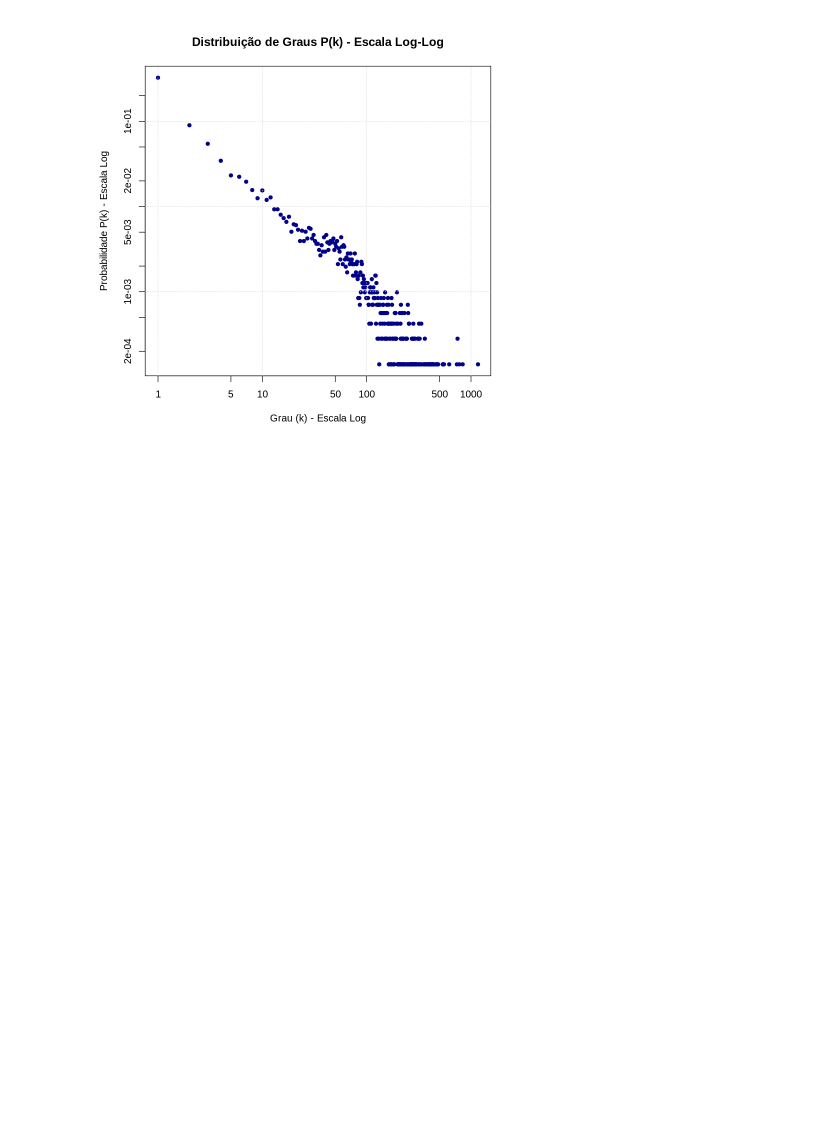
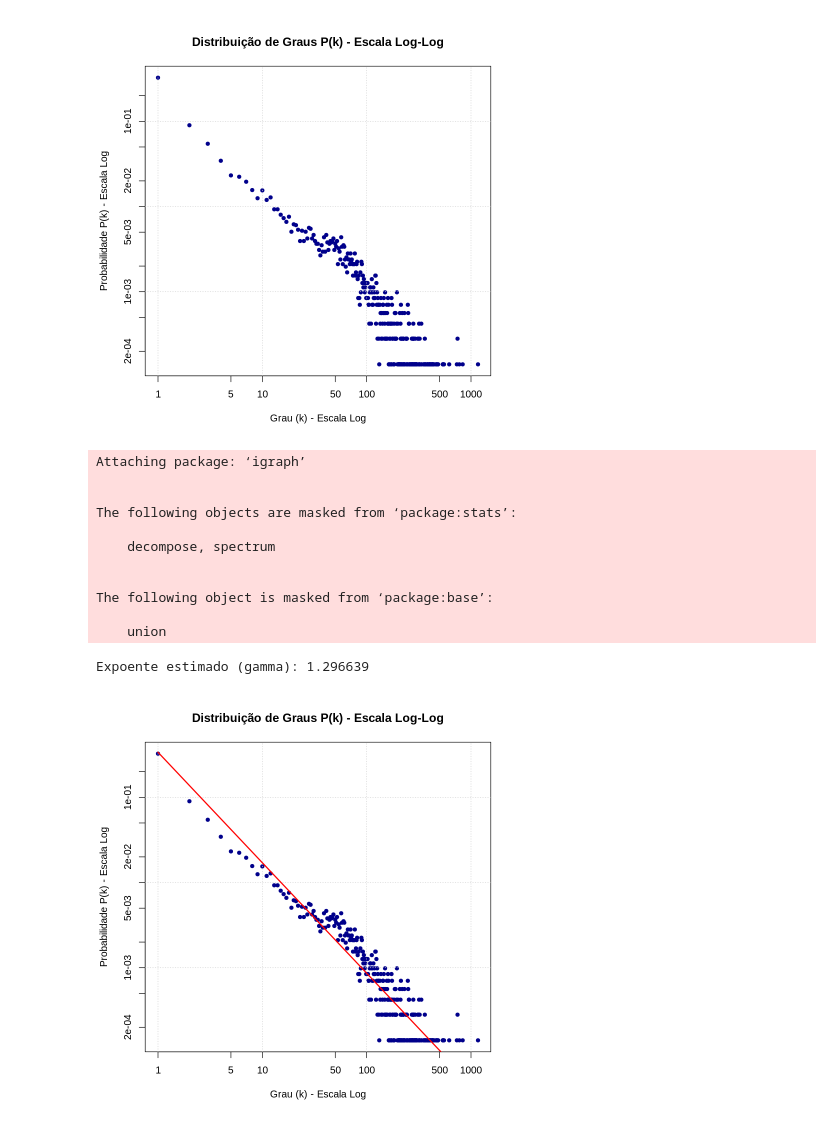
Before and after one commit to marinasantiago1718/WikipediaGraph, a Jupyter notebook: wikiVote.ipynb, the cells around one changed output. Cells and saved outputs as stored; diff of their text form; code cells hidden in the pictures; blank space fills up the shorter version.

Commit message:
reta no log-log usando powerRlaw

```diff
--- a/wikiVote.ipynb
+++ b/wikiVote.ipynb
@@ -287,3 +287,61 @@ plot(graus, p_k,
 grid(lty = "dotted", col = "lightgray")
 # %% [output]
 [figure]
+# %%
+library(igraph)
+
+dados <- read.table("Wiki-Vote-Clean.txt", header = FALSE, skip = 2)
+g <- graph_from_data_frame(dados, directed = TRUE)
+
+p_k <- degree_distribution(g, mode = "all")
+graus <- 0:(length(p_k) - 1)
+
+nonzero <- p_k > 0
+p_k <- p_k[nonzero]
+graus <- graus[nonzero]
+
+plot(graus, p_k,
+     log = "xy",
+     pch = 19,
+     col = "darkblue",
+     cex = 0.8,
+     main = "Distribuição de Graus P(k) - Escala Log-Log",
+     xlab = "Grau (k) - Escala Log",
+     ylab = "Probabilidade P(k) - Escala Log")
+
+grid(lty = "dotted", col = "lightgray")
+
+# ----------------------------
+# Ajuste Power Law (reta)
+# ----------------------------
+
+# Regressão linear no log
+modelo <- lm(log(p_k) ~ log(graus))
+
+# Coeficientes
+intercepto <- coef(modelo)[1]
+inclinacao <- coef(modelo)[2]
+
+# Valores ajustados
+p_ajustado <- exp(intercepto) * graus^(inclinacao)
+
+# Adiciona a reta ao gráfico
+lines(graus, p_ajustado, col = "red", lwd = 2)
+
+# Mostrar gamma estimado
+gamma <- -inclinacao
+cat("Expoente estimado (gamma):", gamma, "\n")
+# %% [output]
+Attaching package: ‘igraph’
+
+
+The following objects are masked from ‘package:stats’:
+
+    decompose, spectrum
+
+
+The following object is masked from ‘package:base’:
+
+    union
+Expoente estimado (gamma): 1.296639
+[figure, added]
```
